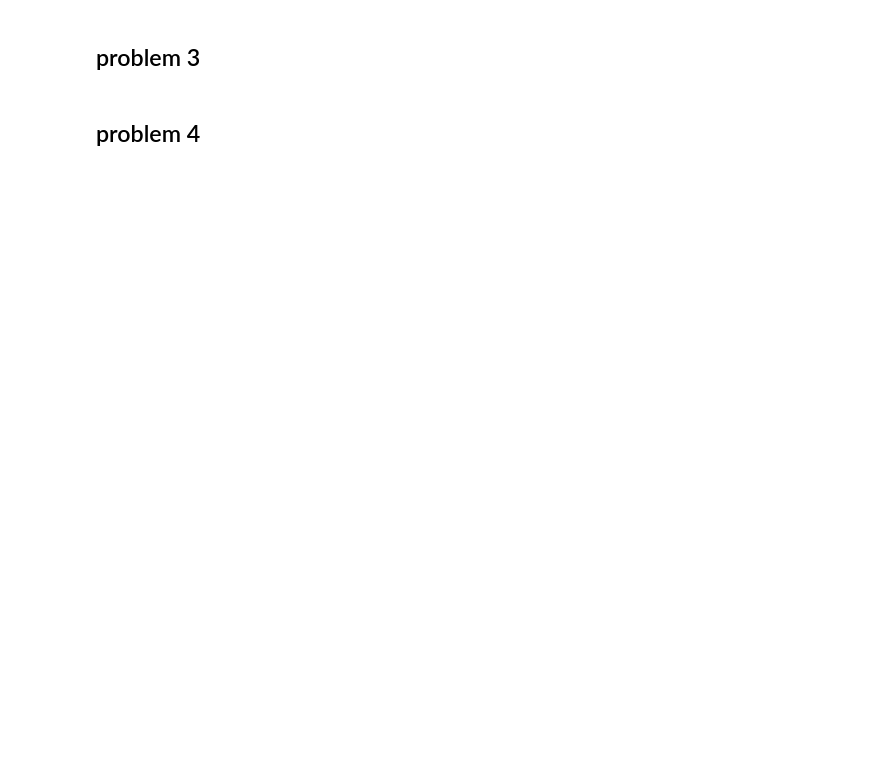
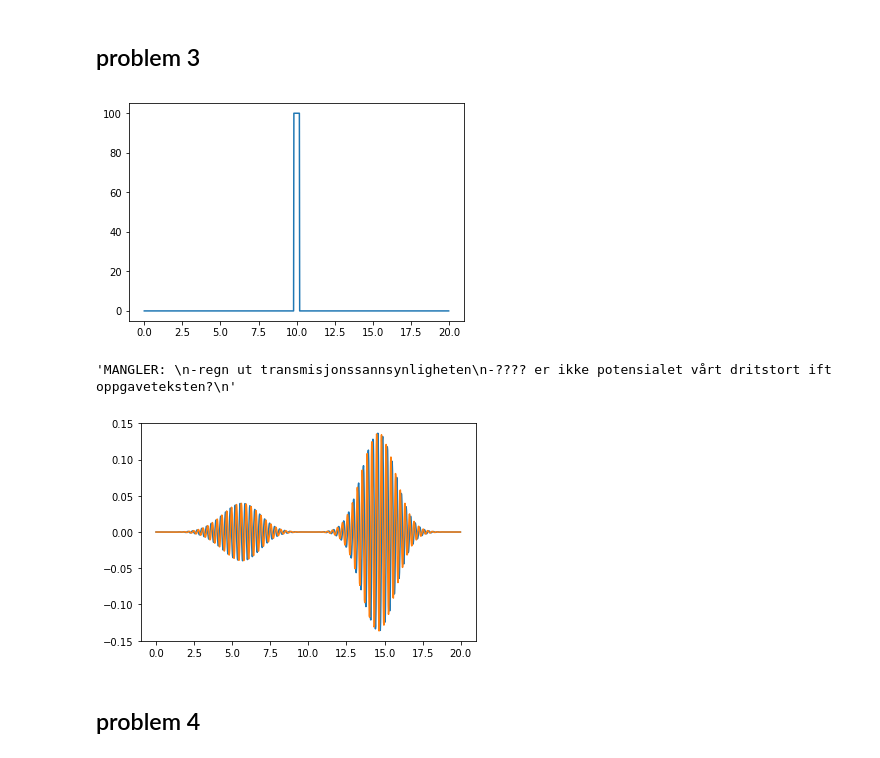
Before and after one commit to sigriaun/kvantastisk, a Jupyter notebook: numerical_exercise.ipynb, the cells around one changed output. Drawn from its saved outputs; the diff is of its cells as text; code cells hidden in the pictures; blank space fills up the shorter version.

```diff
--- a/numerical_exercise.ipynb
+++ b/numerical_exercise.ipynb
@@ -295,33 +216,46 @@ plt.show()
 ## problem 3
 # %%
 %matplotlib inline
+E=(h_bar*k_0)**2/(2*m)
 l=L/50
-V0=E/2
+V_0=E/2
 sigma_x=1
 
-def V(x,V_0,l):
-    if (L/2-l/2<x) or (L/2+l/2>x):
+#defining the potential as a function of x
+"""trenger vi ta inn l her?"""
+def V3(x,V_0,l):
+    if (L/2-l/2<x) and (L/2+l/2>x):
         return V_0
     else:
         return 0
 
-#defing the potensial
-V3= V(x,V0,l)
+#defing the potensial as an array
+V3_arr= np.zeros(len(x)) #making an array of zeros
+for i in range(len(x)):
+    V3_arr[i]=V3(i*delta_x,V_0,l) #x=i*delta_x
+
+plt.plot(x,V3_arr)
+plt.show()
 
 #initial values for psi_i and psi_r:
-psi_i=find_psi_im(x,0)
-psi_r=find_psi_re(x,delta_t/2)
+psi_i0=find_psi_im(x,0)
+psi_r0=find_psi_re(x,delta_t/2)
 
-psi_i, psi_r = propagate_psi(psi_i,psi_r,timesteps,V3)
+psi_i, psi_r = propagate_psi(psi_i0,psi_r0,timesteps,V3_arr)
 
 #plotting
 plt.plot(x,psi_i)
+plt.plot(x,psi_r)
 
 
 
 """MANGLER:
--fiks potensialet
 -regn ut transmisjonssannsynligheten
+-???? er ikke potensialet vårt dritstort ift oppgaveteksten?
 """
+# %% [output]
+[figure, added]
+'MANGLER: \n-regn ut transmisjonssannsynligheten\n-???? er ikke potensialet vårt dritstort ift oppgaveteksten?\n'
+[figure, added]
 # %% [markdown]
 ## problem 4
```
Also changed, not shown: parts of 12 cells of this notebook.
